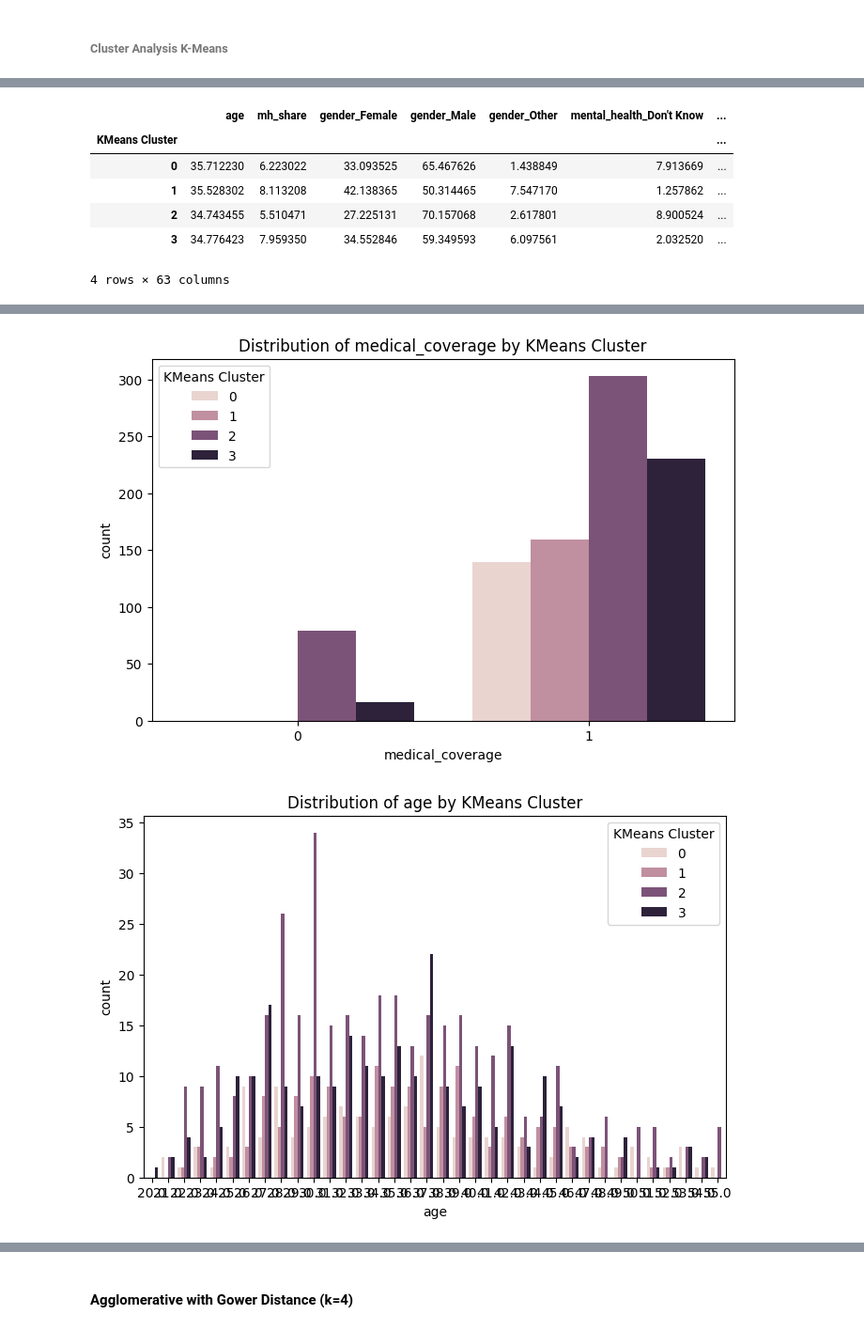
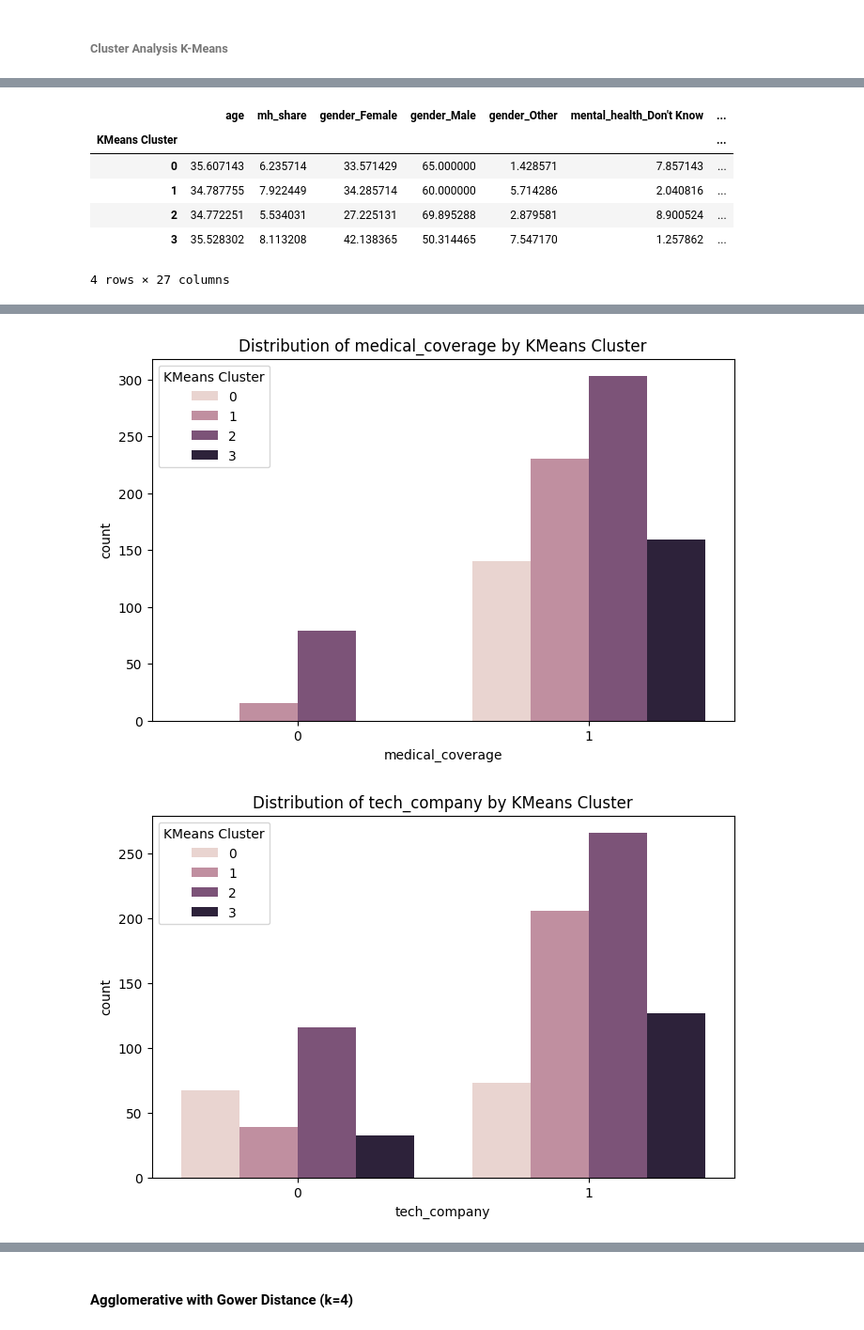
Before and after one commit to cewgs/Unsupervised-Learning-Project, a Jupyter notebook: unsupervised_learning_project.ipynb, the cells around one changed output, grey strips where cells are left out. Shown at 94% size. Saved outputs shown, nothing was run; the diff lists cells and outputs as text; code cells hidden in the pictures.

```diff
--- a/unsupervised_learning_project.ipynb
+++ b/unsupervised_learning_project.ipynb
@@ -1331,7 +1287,7 @@ cluster_numerical_means = df_with_clusters.groupby('KMeans Cluster')[numerical_f
 
 # categorical features by cluster
 categorical_features_to_analyze = ['gender', 'mental_health', 'benefits', 'workplace_resources', 'mh_employer_discussion',
-                                   'mh_coworker_discussion', 'medical_coverage','age','tech_company','mental_health_binary',
+                                   'mh_coworker_discussion', 'medical_coverage','tech_company','mental_health_binary',
                                    'benefits_binary'] # ,'country_group' exluded
 
 # distribution
@@ -1367,8 +1323,8 @@ for col in categorical_features_to_analyze:
 Cluster Summary Table (Mean of Numerical Features and Percentage of Categorical Features):
 |  | age | mh_share | gender_Female | gender_Male | gender_Other | mental_health_Don't Know | ... |
 | KMeans Cluster |  |  |  |  |  |  | ... |
-| 0 | 35.712230 | 6.223022 | 33.093525 | 65.467626 | 1.438849 | 7.913669 | ... |
-| 1 | 35.528302 | 8.113208 | 42.138365 | 50.314465 | 7.547170 | 1.257862 | ... |
-| 2 | 34.743455 | 5.510471 | 27.225131 | 70.157068 | 2.617801 | 8.900524 | ... |
-| 3 | 34.776423 | 7.959350 | 34.552846 | 59.349593 | 6.097561 | 2.032520 | ... |
+| 0 | 35.607143 | 6.235714 | 33.571429 | 65.000000 | 1.428571 | 7.857143 | ... |
+| 1 | 34.787755 | 7.922449 | 34.285714 | 60.000000 | 5.714286 | 2.040816 | ... |
+| 2 | 34.772251 | 5.534031 | 27.225131 | 69.895288 | 2.879581 | 8.900524 | ... |
+| 3 | 35.528302 | 8.113208 | 42.138365 | 50.314465 | 7.547170 | 1.257862 | ... |
-4 rows × 63 columns
+4 rows × 27 columns
@@ -1381,2 +1337,2 @@ Cluster Summary Table (Mean of Numerical Features and Percentage of Categorical
-[figure, old version]
+[figure, new version]
-[figure, old version]
+[figure, new version]
```
Also changed, not shown: parts of 20 cells of this notebook.
